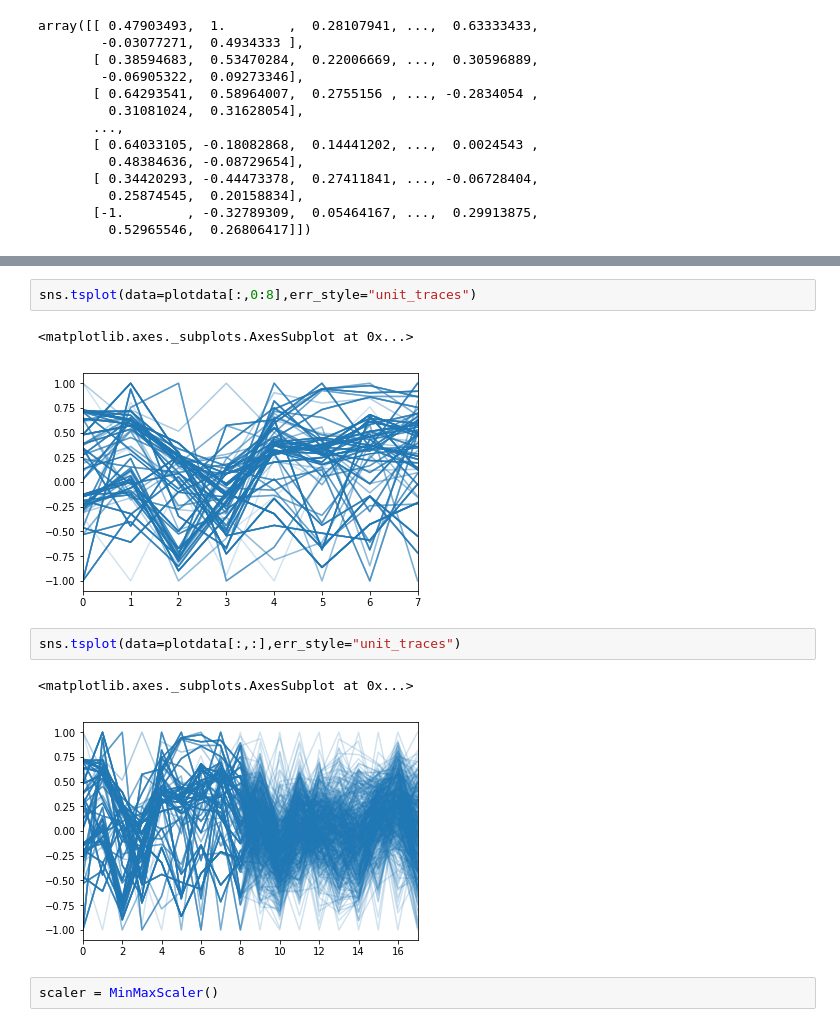
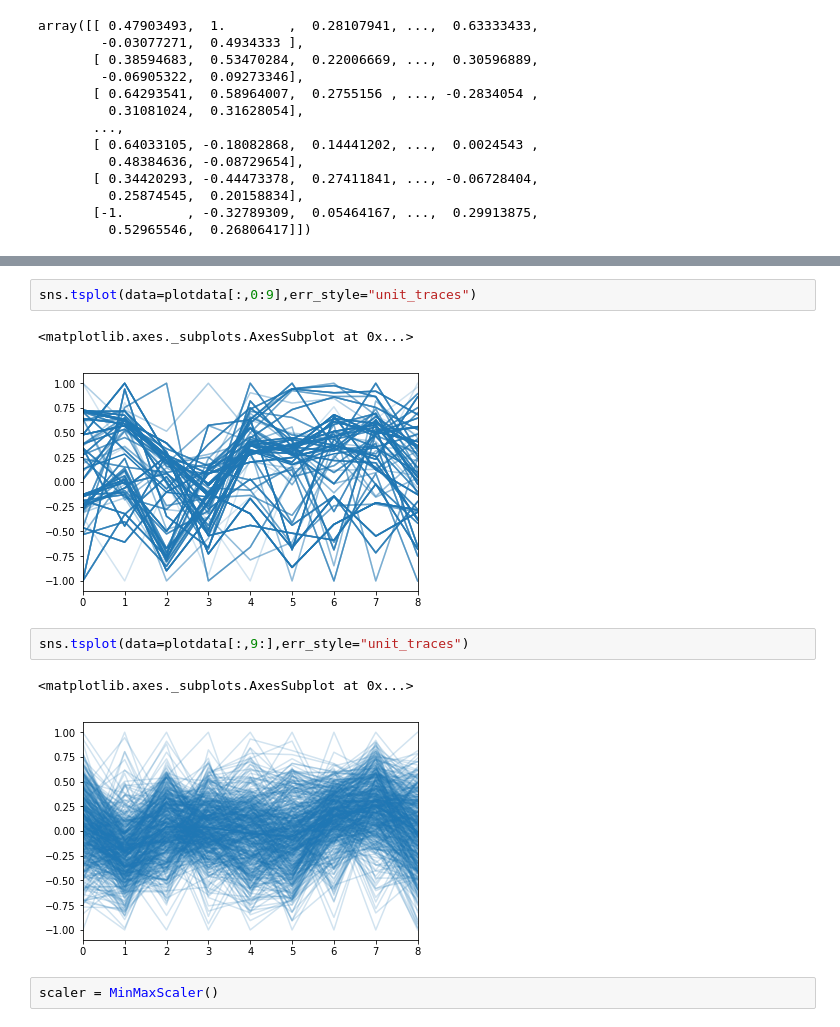
Before and after one commit to josechudev/GeneExpressionBiClustering, a Jupyter notebook: Notebooks/1.0 Exploring Raw Data.ipynb, the cells around one changed output, grey strips where cells are left out. Saved outputs shown, nothing was run; the diff lists cells and outputs as text.

```diff
--- a/Notebooks/1.0 Exploring Raw Data.ipynb
+++ b/Notebooks/1.0 Exploring Raw Data.ipynb
@@ -122,12 +124,12 @@ array([[ 0.47903493,  1.        ,  0.28107941, ...,  0.63333433,
 # %%
-sns.tsplot(data=plotdata[:,0:8],err_style="unit_traces")
+sns.tsplot(data=plotdata[:,0:9],err_style="unit_traces")
 # %% [output]
 <matplotlib.axes._subplots.AxesSubplot at 0x...>
-[figure, old version]
+[figure, new version]
 # %%
-sns.tsplot(data=plotdata[:,:],err_style="unit_traces")
+sns.tsplot(data=plotdata[:,9:],err_style="unit_traces")
 # %% [output]
 <matplotlib.axes._subplots.AxesSubplot at 0x...>
-[figure, old version]
+[figure, new version]
 # %%
 scaler = MinMaxScaler()
```
Also changed, not shown: parts of 3 cells of this notebook.
